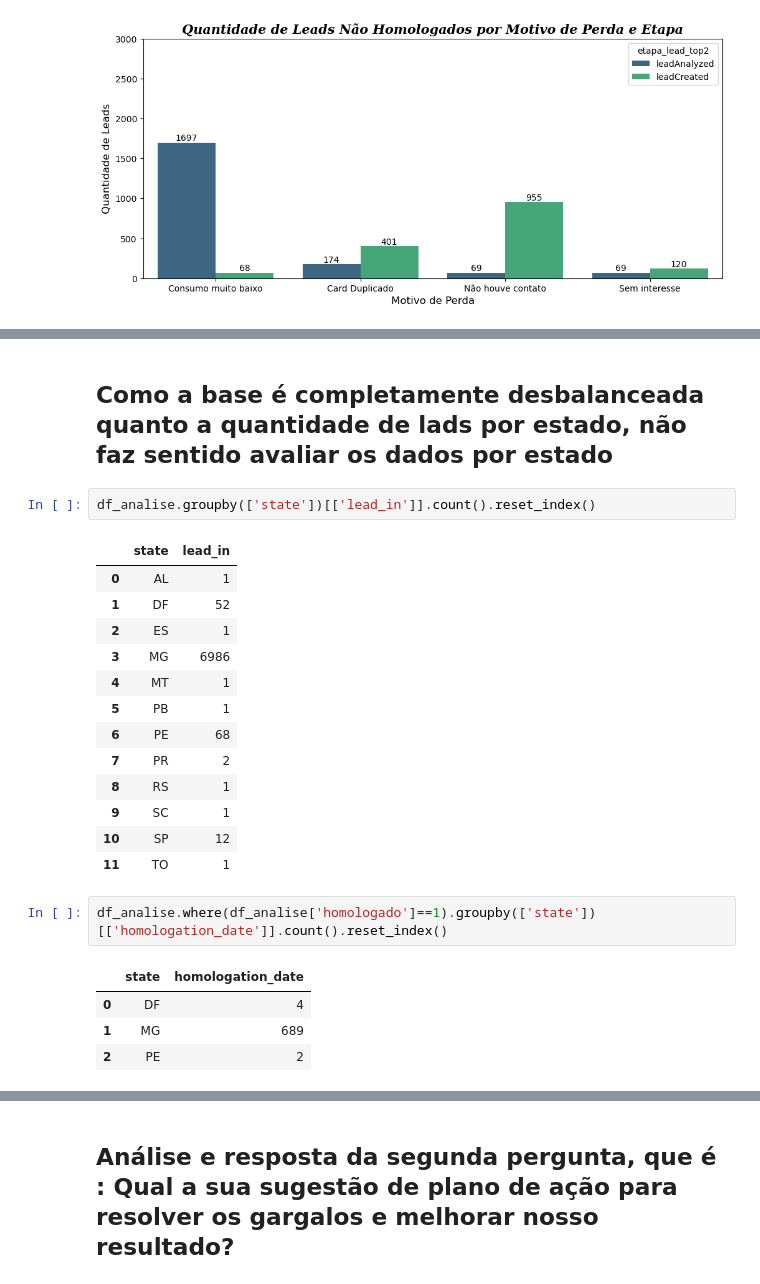
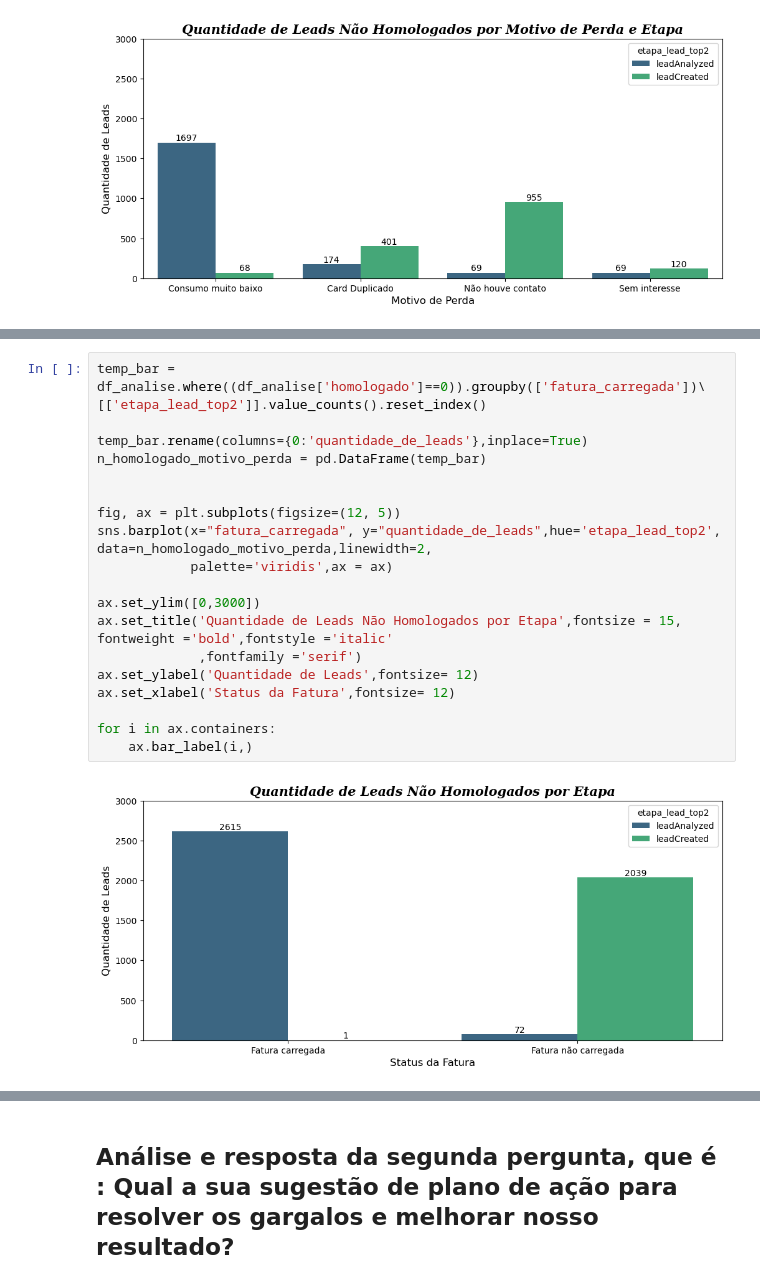
Before and after one commit to robertomelojr/case_analista_de_dados_lemon, a Jupyter notebook: Relatorio_case_lemon_analista_de_dados.ipynb, the cells around one changed output, grey strips where cells are left out. Cells and saved outputs as stored; diff of their text form.

```diff
--- a/Relatorio_case_lemon_analista_de_dados.ipynb
+++ b/Relatorio_case_lemon_analista_de_dados.ipynb
@@ -374,25 +286,22 @@ for i in ax.containers:
-# %% [markdown]
-## Como a base é completamente desbalanceada quanto a quantidade de lads por estado, não faz sentido avaliar os dados por estado
-# %%
-df_analise.groupby(['state'])[['lead_in']].count().reset_index()
-# %% [output]
-|  | state | lead_in |
-| 0 | AL | 1 |
-| 1 | DF | 52 |
-| 2 | ES | 1 |
-| 3 | MG | 6986 |
-| 4 | MT | 1 |
-| 5 | PB | 1 |
-| 6 | PE | 68 |
-| 7 | PR | 2 |
-| 8 | RS | 1 |
-| 9 | SC | 1 |
-| 10 | SP | 12 |
-| 11 | TO | 1 |
-# %%
-df_analise.where(df_analise['homologado']==1).groupby(['state'])[['homologation_date']].count().reset_index()
-# %% [output]
-|  | state | homologation_date |
-| 0 | DF | 4 |
-| 1 | MG | 689 |
-| 2 | PE | 2 |
+# %%
+temp_bar = df_analise.where((df_analise['homologado']==0)).groupby(['fatura_carregada'])\
+[['etapa_lead_top2']].value_counts().reset_index()
+
+temp_bar.rename(columns={0:'quantidade_de_leads'},inplace=True)
+n_homologado_motivo_perda = pd.DataFrame(temp_bar)
+
+
+fig, ax = plt.subplots(figsize=(12, 5))
+sns.barplot(x="fatura_carregada", y="quantidade_de_leads",hue='etapa_lead_top2', data=n_homologado_motivo_perda,linewidth=2,
+            palette='viridis',ax = ax)
+
+ax.set_ylim([0,3000])
+ax.set_title('Quantidade de Leads Não Homologados por Etapa',fontsize = 15, fontweight ='bold',fontstyle ='italic'
+             ,fontfamily ='serif')
+ax.set_ylabel('Quantidade de Leads',fontsize= 12)
+ax.set_xlabel('Status da Fatura',fontsize= 12)
+
+for i in ax.containers:
+    ax.bar_label(i,)
+# %% [output]
+[figure, added]
```
Also changed, not shown: parts of 16 cells of this notebook.
